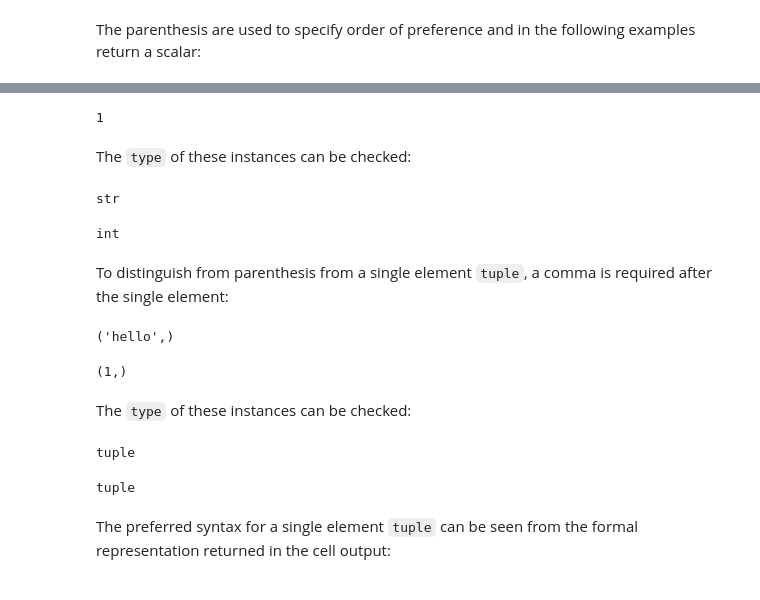
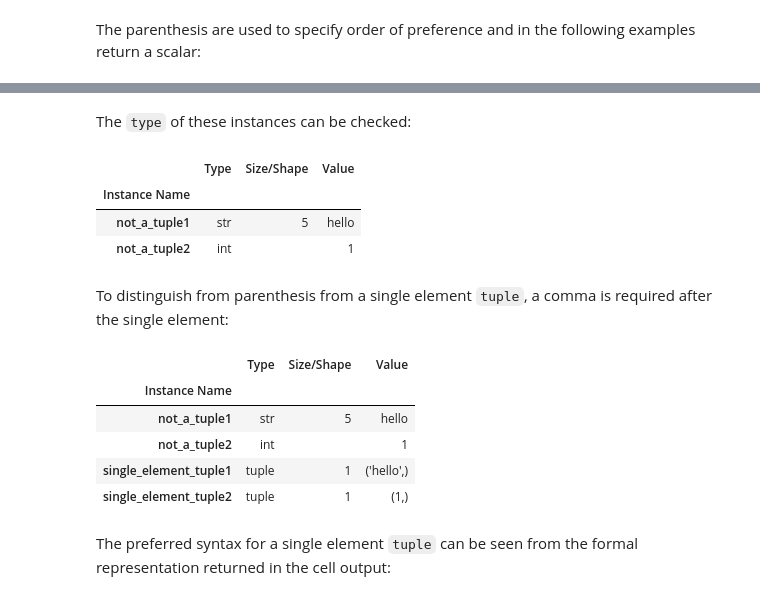
Before and after one commit to PhilipYip1988/python-notebooks, a Jupyter notebook: builtins_module_tuple/notebook.ipynb, the cells around one changed output, grey strips where cells are left out. Cells and saved outputs as stored; diff of their text form; code cells hidden in the pictures.

````diff
--- a/builtins_module_tuple/notebook.ipynb
+++ b/builtins_module_tuple/notebook.ipynb
@@ -263,43 +287,29 @@ not_a_tuple1
 # %%
 not_a_tuple2 = (1)
-# %%
-not_a_tuple2
-# %% [output]
-1
 # %% [markdown]
 The ```type``` of these instances can be checked:
-# %%
-type(not_a_tuple1)
-# %% [output]
-str
-# %%
-type(not_a_tuple2)
-# %% [output]
-int
+# %%
+variables().loc[['not_a_tuple1', 'not_a_tuple2']]
+# %% [output]
+|  | Type | Size/Shape | Value |
+| Instance Name |  |  |  |
+| not_a_tuple1 | str | 5 | hello |
+| not_a_tuple2 | int |  | 1 |
 # %% [markdown]
 To distinguish from parenthesis from a single element ```tuple```, a comma is required after the single element:
 # %%
 single_element_tuple1 = ('hello',)
-# %%
-single_element_tuple1
-# %% [output]
-('hello',)
 # %%
 single_element_tuple2 = (1,)
-# %%
-single_element_tuple2
-# %% [output]
-(1,)
-# %% [markdown]
-The ```type``` of these instances can be checked:
-# %%
-type(single_element_tuple1)
-# %% [output]
-tuple
-# %%
-type(single_element_tuple2)
-# %% [output]
-tuple
+# %%
+variables().loc[['not_a_tuple1', 'not_a_tuple2', 'single_element_tuple1', 'single_element_tuple2']]
+# %% [output]
+|  | Type | Size/Shape | Value |
+| Instance Name |  |  |  |
+| not_a_tuple1 | str | 5 | hello |
+| not_a_tuple2 | int |  | 1 |
+| single_element_tuple1 | tuple | 1 | ('hello',) |
+| single_element_tuple2 | tuple | 1 | (1,) |
 # %% [markdown]
 The preferred syntax for a single element ```tuple``` can be seen from the formal representation returned in the cell output:
 # %%
````
Also changed, not shown: parts of 149 cells of this notebook, 5 other files.
